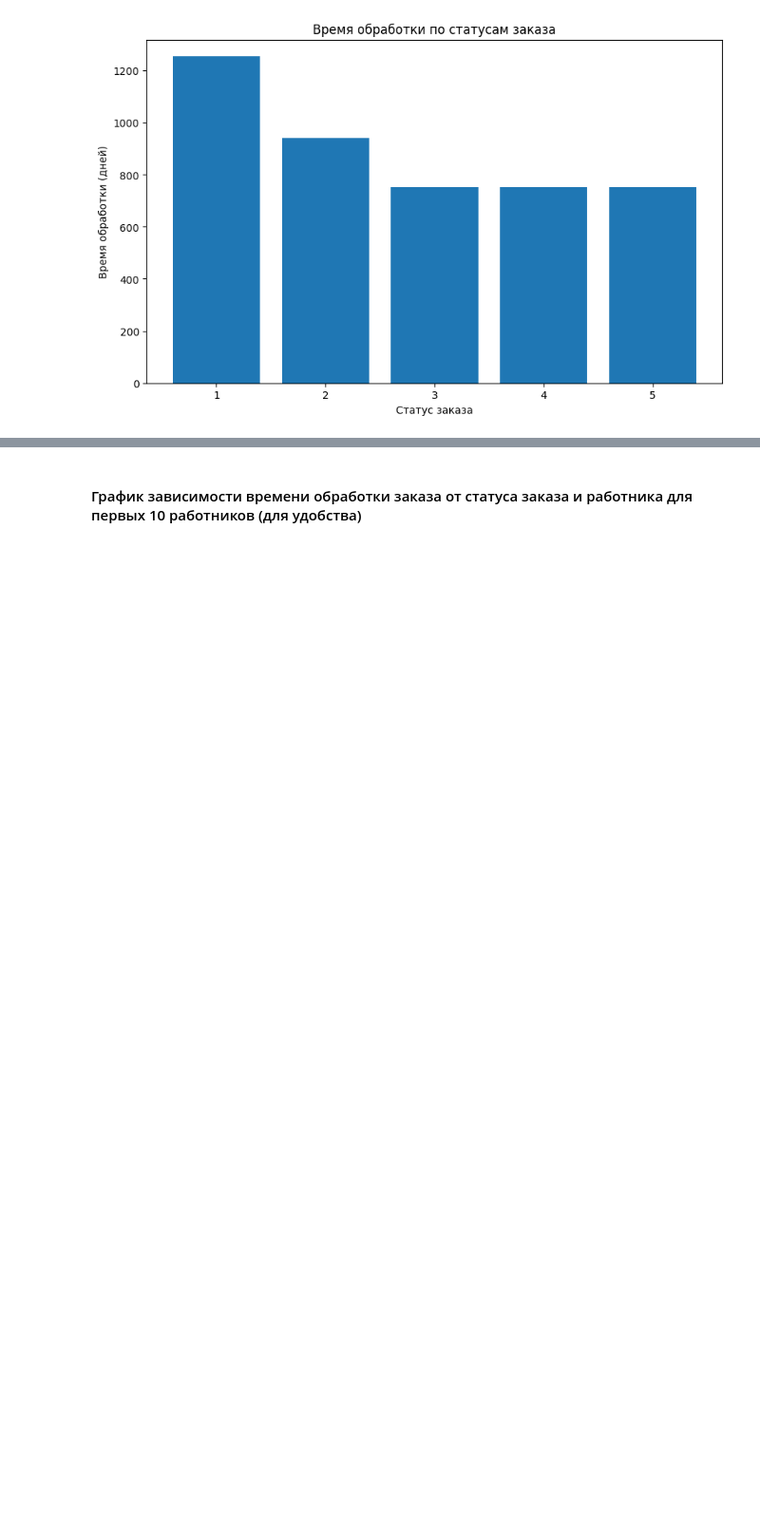
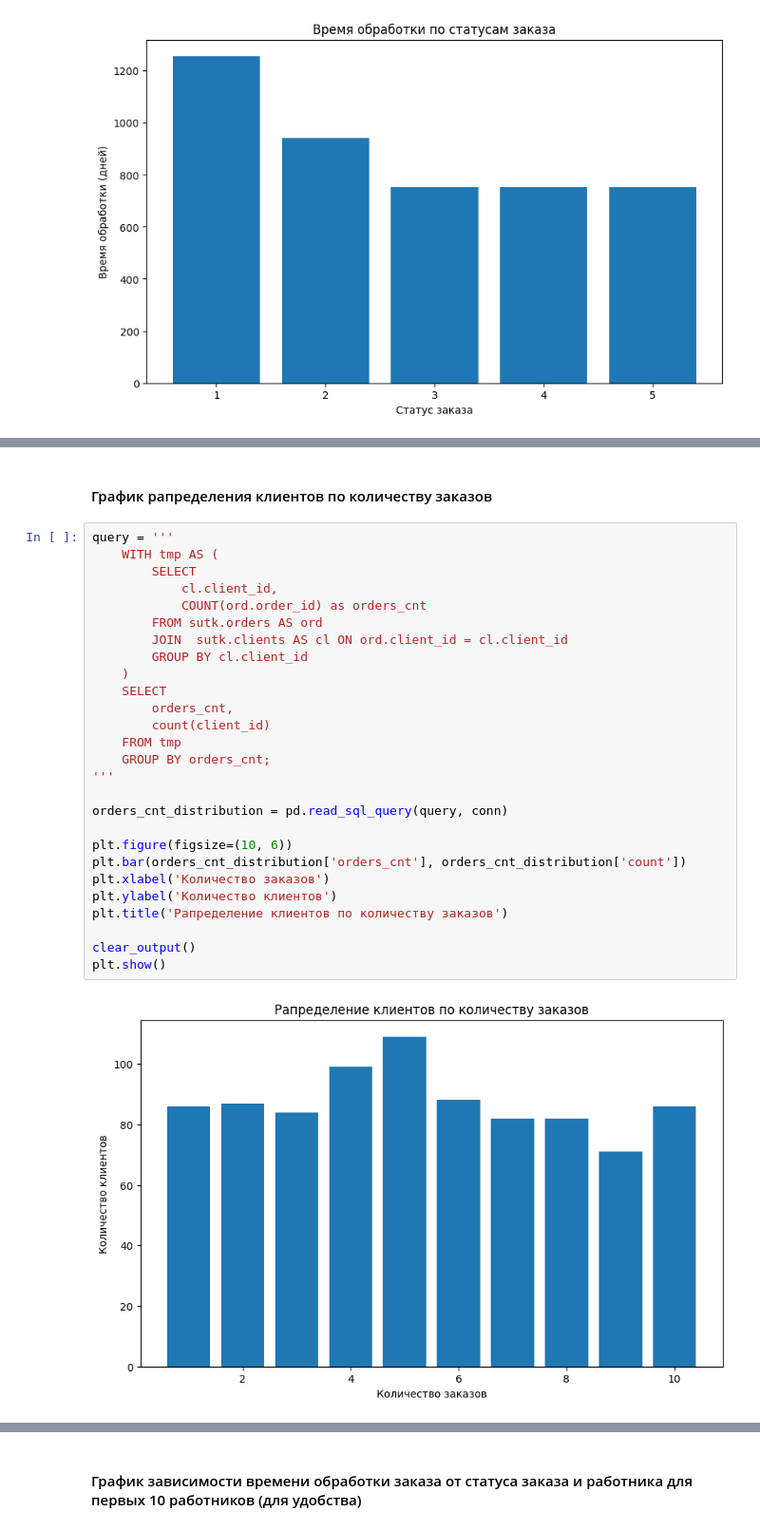
Before and after one commit to IgorFandre/sutk-database, a Jupyter notebook: ipynb_notebooks/research.ipynb, the cells around one changed output, grey strips where cells are left out. Shown at 95% size. Cells and saved outputs as stored; diff of their text form; blank space fills up the shorter version.

```diff
--- a/ipynb_notebooks/research.ipynb
+++ b/ipynb_notebooks/research.ipynb
@@ -123,0 +164,31 @@ plt.show()
+# %% [markdown]
+#### График рапределения клиентов по количеству заказов
+# %%
+query = '''
+    WITH tmp AS (
+        SELECT
+            cl.client_id,
+            COUNT(ord.order_id) as orders_cnt
+        FROM sutk.orders AS ord
+        JOIN  sutk.clients AS cl ON ord.client_id = cl.client_id
+        GROUP BY cl.client_id
+    )
+    SELECT
+        orders_cnt,
+        count(client_id)
+    FROM tmp
+    GROUP BY orders_cnt;
+'''
+
+orders_cnt_distribution = pd.read_sql_query(query, conn)
+
+plt.figure(figsize=(10, 6))
+plt.bar(orders_cnt_distribution['orders_cnt'], orders_cnt_distribution['count'])
+plt.xlabel('Количество заказов')
+plt.ylabel('Количество клиентов')
+plt.title('Рапределение клиентов по количеству заказов')
+
+clear_output()
+plt.show()
+# %% [output]
+[figure, added]
```
Also changed, not shown: parts of 6 cells of this notebook.
